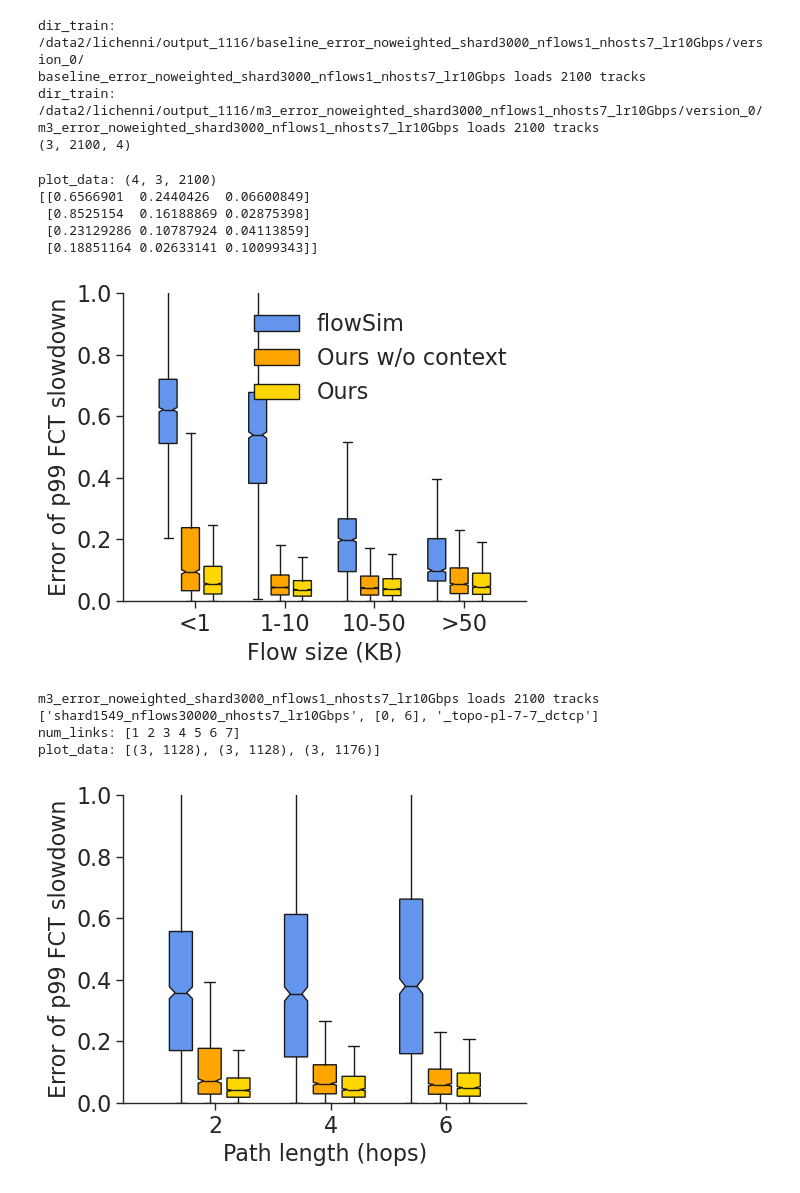
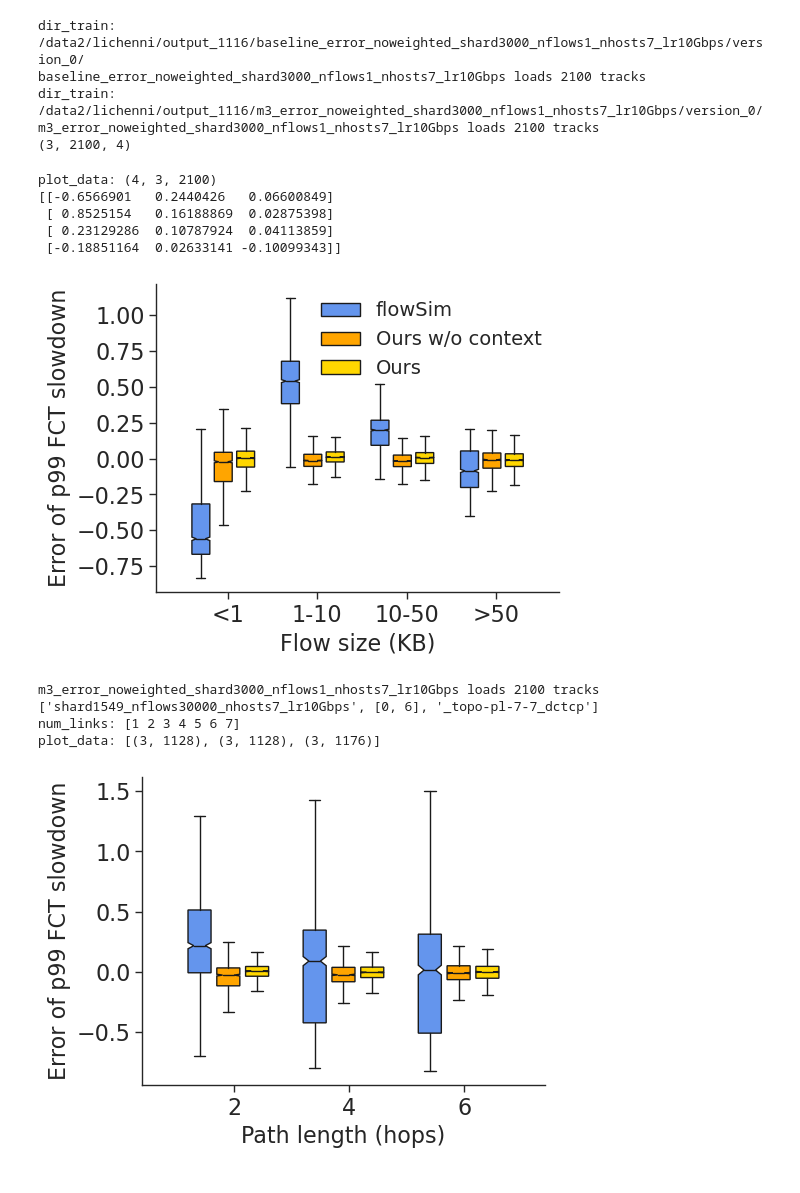
Before and after one commit to uw-polestar/parsimon-eval, a Jupyter notebook: expts/fig_8/analysis/main_intermediate.ipynb, the cells around one changed output. Saved outputs shown, nothing was run; the diff lists cells and outputs as text; code cells hidden in the pictures.

```diff
--- a/expts/fig_8/analysis/main_intermediate.ipynb
+++ b/expts/fig_8/analysis/main_intermediate.ipynb
@@ -392,7 +392,7 @@ version_id_list=[
 ]
 
 file_tag = "-abs"
-enable_abs = True
+enable_abs = False
 title_str_list = ["flowSim", "Ours w/o context","Ours"]
 main_title_list=['train','test','empirical']
 fig_index=0
@@ -560,41 +560,41 @@ def plot_box_multi(datas, file_name, x_label_name, y_label_name, label=None, leg
 
     plt.yticks(fontsize=_fontsize)
     plt.xticks(group_positions + (len(datas[0]) / 2) * box_width-0.25, label, fontsize=_fontsize)
 
     ax.spines["top"].set_visible(False)
     ax.spines["right"].set_visible(False)
     if legendlabel:
-        ax.legend(bp_list, legendlabel, fontsize=_fontsize, frameon=False,ncol=ncol,loc=loc)
+        ax.legend(bp_list, legendlabel, fontsize=_fontsize-2, frameon=False,ncol=ncol,loc=loc)
 
     plt.xlabel(x_label_name, fontsize=_fontsize)
     plt.ylabel(y_label_name, fontsize=_fontsize)
-    plt.ylim(0,1.0)
+    # plt.ylim(0,1.0)
     if file_name:
         plt.savefig(file_name, bbox_inches="tight", pad_inches=0)
 
 
-plot_data=np.array([np.abs(res_p99[:,:,i]) for i in range(res_p99.shape[2])])
+plot_data=np.array([(res_p99[:,:,i]) for i in range(res_p99.shape[2])])
 print(f"plot_data: {plot_data.shape}")
 
 print(plot_data[:,:,0])
 plot_box_multi(
     plot_data,
     'figs/intermediate_mltesting_size.pdf',
     'Flow size (KB)',
     'Error of p99 FCT slowdown',
     label=['<1', '1-10', '10-50', '>50'],
     legendlabel=title_str_list,
     loc='upper right',
     ncol=1,
     fontsize=16,
 )
 # %% [output]
 plot_data: (4, 3, 2100)
-[[0.6566901  0.2440426  0.06600849]
- [0.8525154  0.16188869 0.02875398]
- [0.23129286 0.10787924 0.04113859]
- [0.18851164 0.02633141 0.10099343]]
+[[-0.6566901   0.2440426   0.06600849]
+ [ 0.8525154   0.16188869  0.02875398]
+ [ 0.23129286  0.10787924  0.04113859]
+ [-0.18851164  0.02633141 -0.10099343]]
-[figure, old version]
+[figure, new version]
 # %%
 f = open(f"{dir_train}/data_list.json", "r")
 data_list = json.loads(f.read())
@@ -614,11 +614,11 @@ print(f"num_links: {np.unique(num_links)}")
 plot_data=[[] for _ in range(3)]
 for i in range(len(num_links)):
     if num_links[i]==2:
-        plot_data[0].extend(np.abs(res_p99[:,i,:]).transpose())
+        plot_data[0].extend((res_p99[:,i,:]).transpose())
     elif num_links[i]==4:
-        plot_data[1].extend(np.abs(res_p99[:,i,:]).transpose())
+        plot_data[1].extend((res_p99[:,i,:]).transpose())
     elif num_links[i]==6:
-        plot_data[2].extend(np.abs(res_p99[:,i,:]).transpose())
+        plot_data[2].extend((res_p99[:,i,:]).transpose())
 plot_data=[np.array(x).transpose() for x in plot_data]
 print(f"plot_data: {[x.shape for x in plot_data]}")
 
@@ -638,4 +638,4 @@ m3_error_noweighted_shard3000_nflows1_nhosts7_lr10Gbps loads 2100 tracks
 ['shard1549_nflows30000_nhosts7_lr10Gbps', [0, 6], '_topo-pl-7-7_dctcp']
 num_links: [1 2 3 4 5 6 7]
 plot_data: [(3, 1128), (3, 1128), (3, 1176)]
-[figure, old version]
+[figure, new version]
```
Also changed, not shown: parts of 1 cell of this notebook, 10 other files.
